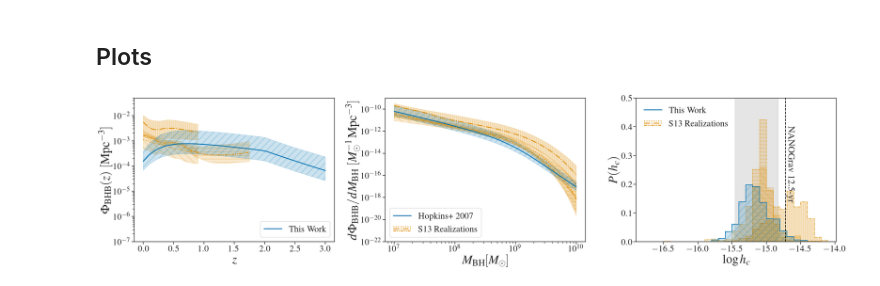
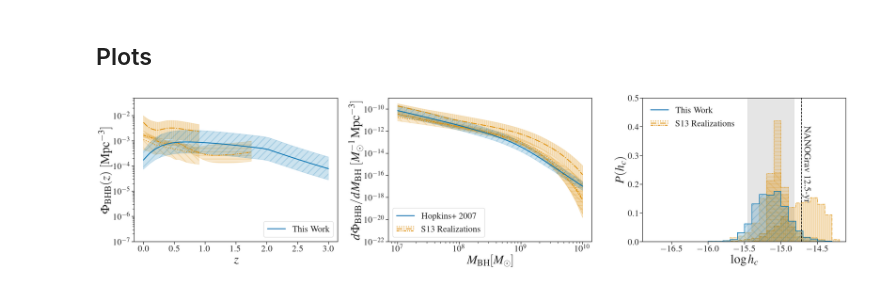
Before and after one commit to jacaseyclyde/multimessenger_smbhbs, a Jupyter notebook: notebooks/3. BH - Host Relations.ipynb, the cells around one changed output. Cells and saved outputs as stored; diff of their text form; code cells hidden in the pictures.

```diff
--- a/notebooks/3. BH - Host Relations.ipynb
+++ b/notebooks/3. BH - Host Relations.ipynb
@@ -41,7 +41,7 @@ from src.models.major_merger import (Schechter1D, Schechter2D,
                                      Sesana2013_TripleSchechter)
 # %%
 # Global variables
-n_samples = int(2 ** 9)
+n_samples = int(2 ** 10)
 n_mesh = int(2 ** 5)
 n_samples, n_mesh
 # %% [output]
@@ -82,16 +82,19 @@ with h5py.File('../data/processed/agn_proxy.h5', 'r') as hf:
 # the mass and the mass ratio ranges for all models are shared, so we will only load them once
 with h5py.File('../data/processed/S1.h5', 'r') as hf:
     z_range_borch = hf['z_range'][:]
+    S1_hc_mm = hf['characteristic_strain'][:]
 # %% [markdown]
 ## S2
 # %%
 with h5py.File('../data/processed/S2.h5', 'r') as hf:
     z_range_drory = hf['z_range'][:]
+    S2_hc_mm = hf['characteristic_strain'][:]
 # %% [markdown]
 ## S3
 # %%
 with h5py.File('../data/processed/S3.h5', 'r') as hf:
     z_range_ilbert = hf['z_range'][:]
+    S3_hc_mm = hf['characteristic_strain'][:]
 # %% [markdown]
 # Load Models
 # %% [markdown]
@@ -785,11 +788,16 @@ log_nz_i_l_kw_fid_min = np.floor(np.min(np.log10([np.min(differential_number_den
 log_nz_i_l_kw_fid_max = np.ceil(np.max(np.log10([np.max(differential_number_density_q[1]), np.max(S1_number_density_q[1]),
                                                  np.max(S2_number_density_q[1]), np.max(S3_number_density_q[1])])))
 
+hc_plot = hc[-1, -1, -1, :]
+S1_hc_plot = S1_hc[-1, -1, -1, :]
+S2_hc_plot = S2_hc[-1, -1, -1, :]
+S3_hc_plot = S3_hc[-1, -1, -1, :]
 
-log_hc_min = np.floor(10 * np.min(np.log10(np.concatenate((hc[-1, -1, -1, :], S1_hc[-1, -1, -1, :],
-                                            S2_hc[-1, -1, -1, :], S3_hc[-1, -1, -1, :]))))) / 10
-log_hc_max = np.ceil(10 * np.max(np.log10(np.concatenate((hc[-1, -1, -1, :], S1_hc[-1, -1, -1, :],
-                                           S2_hc[-1, -1, -1, :], S3_hc[-1, -1, -1, :]))))) / 10
+
+log_hc_min = np.floor(10 * np.min(np.log10(np.concatenate((hc_plot[hc_plot != 0], S1_hc_plot[S1_hc_plot != 0],
+                                                           S2_hc_plot[S1_hc_plot != 0], S3_hc_plot[S1_hc_plot != 0]))))) / 10
+log_hc_max = np.ceil(10 * np.max(np.log10(np.concatenate((hc_plot[hc_plot != 0], S1_hc_plot[S1_hc_plot != 0],
+                                                          S2_hc_plot[S1_hc_plot != 0], S3_hc_plot[S1_hc_plot != 0]))))) / 10
 bins = np.linspace(log_hc_min, log_hc_max,
                    int((log_hc_max - (log_hc_min - .1)) / .1))
 
@@ -913,31 +921,31 @@ ax[2].hist(np.log10(hc[-1, -1, -1, :]), histtype='step', bins=bins, density=Fals
            fill=True, alpha=.2, hatch='/')
 ax[2].hist(np.log10(hc[-1, -1, -1, :]), histtype='step', bins=bins, density=False, color=cs[0], linestyle='-',
            label=r'This work', weights=np.repeat(1 / len(hc[-1, -1, -1, :]), len(hc[-1, -1, -1, :])), linewidth=2)
 
 # ax[2].annotate(r'S13',
 #                xy=(log_sesana_min - .3, .49))
 # ax[2].errorbar(log_hc_mid, 0.45,
 #              xerr=[[log_hc_l],
 #                    [log_hc_h]],
 #              capsize=4, color=cs[0])
 # ax[2].annotate(r'This Work',
 #                xy=(log_hc_min - .75, .44))
 
 ax[2].axvline(np.log10(1.9e-15), color='k', linestyle='--')
 ax[2].annotate(r'NANOGrav 12.5-yr',
                xy=(np.log10(1.9e-15) + .03, .4), xytext=(3, 3),
                textcoords="offset points", rotation_mode='anchor', rotation=-90)
 ax[2].set_xlabel(r'$\log h_{c}$', fontsize=label_fsize)
 ax[2].set_ylabel(r'$P(h_{c})$', fontsize=label_fsize)
 ax[2].set_xlim(left=-16.9)
 ax[2].set_ylim(top=.5)
 # ax[2].legend([m1, m2, (s1, s2, s3)], ['This Work', 'G19', 'S13 Realizations'], numpoints=1,
 #              handler_map={tuple: HandlerTupleVertical(ndivide=None)}, frameon=False, loc='upper left', fontsize=legend_fsize)
 ax[2].legend([m1, (s1, s2, s3)], ['This Work', 'S13 Realizations'], numpoints=1,
              handler_map={tuple: HandlerTupleVertical(ndivide=None)}, frameon=False, loc='upper left', fontsize=legend_fsize)
 
 plt.tight_layout()
 plt.savefig('../reports/figures/model_comparison_kh.pdf')
 plt.show()
 # %% [output]
-[figure, old version]
+[figure, new version]
```
Also changed, not shown: parts of 26 cells of this notebook, 15 other files.
